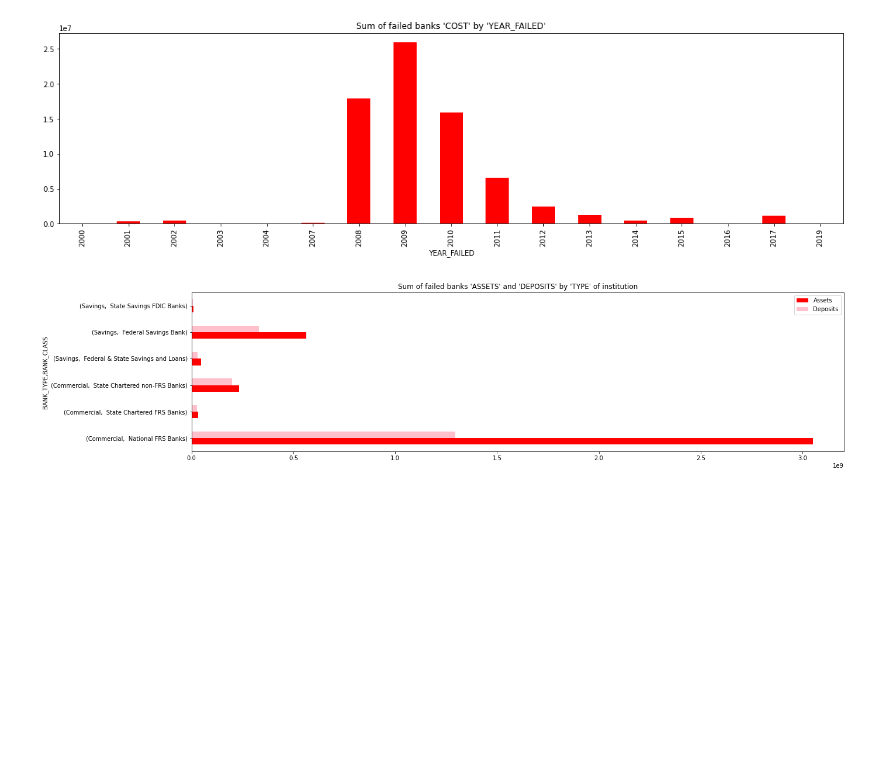
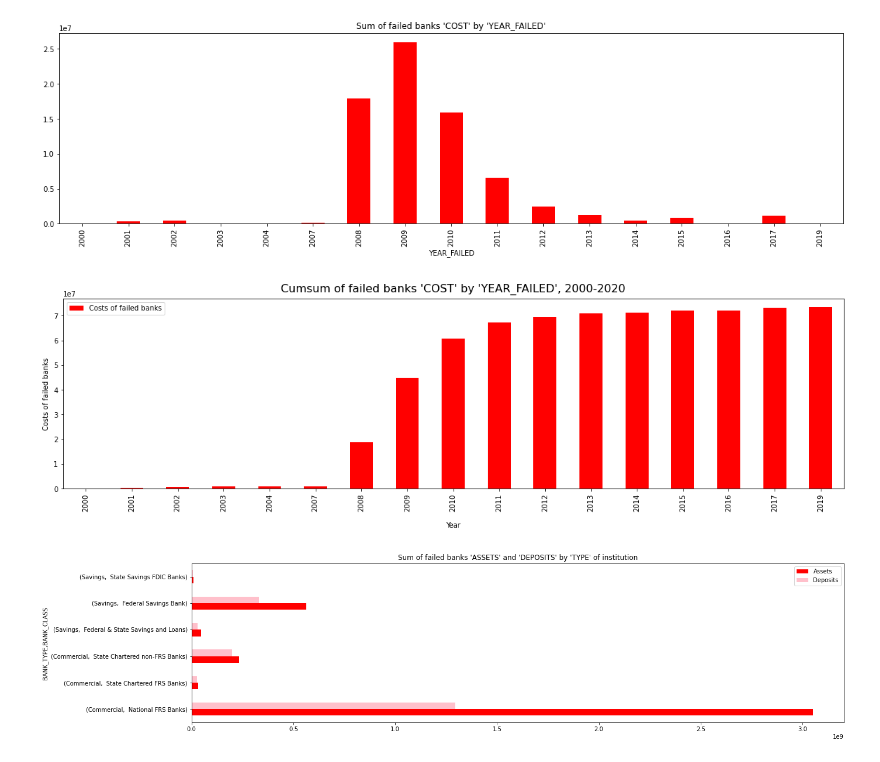
Before and after one commit to allaccountstaken/fdic_banks_eda, a Jupyter notebook: notebooks/failures_cost/failures_cost.ipynb, the cells around one changed output. Saved outputs shown, nothing was run; the diff lists cells and outputs as text; code cells hidden in the pictures; blank space fills up the shorter version.

```diff
--- a/notebooks/failures_cost/failures_cost.ipynb
+++ b/notebooks/failures_cost/failures_cost.ipynb
@@ -285,6 +288,23 @@ df.groupby(['YEAR_FAILED'])['COST'].sum().plot(kind='bar',
 plt.show()
 # %% [output]
 [figure]
+# %%
+# Same as above, but now calculatate cumulative sum of annual costs of failed banks
+
+# df.apply(lambda x: '%.5f' % x, axis=1)
+#df['COST'].round(5)
+
+df.groupby(df['YEAR_FAILED'])['COST'].sum().cumsum(axis=0).round(2).plot(
+    kind='bar', color='red', figsize=(20, 5), label="Costs of failed banks")
+
+# Plot appearance management
+plt.title("Cumsum of failed banks 'COST' by 'YEAR_FAILED', 2000-2020 ~ 70B+", y=1.01, fontsize=16)
+plt.ylabel("Costs of failed banks", labelpad=5)
+plt.xlabel("Year", labelpad=15)
+plt.legend()
+plt.show()
+# %% [output]
+[figure, added]
 # %%
 fig, ax = plt.subplots()
 title = "Sum of failed banks 'ASSETS' and 'DEPOSITS' by 'TYPE' of institution"
```
Also changed, not shown: parts of 10 cells of this notebook, 6 other files.
